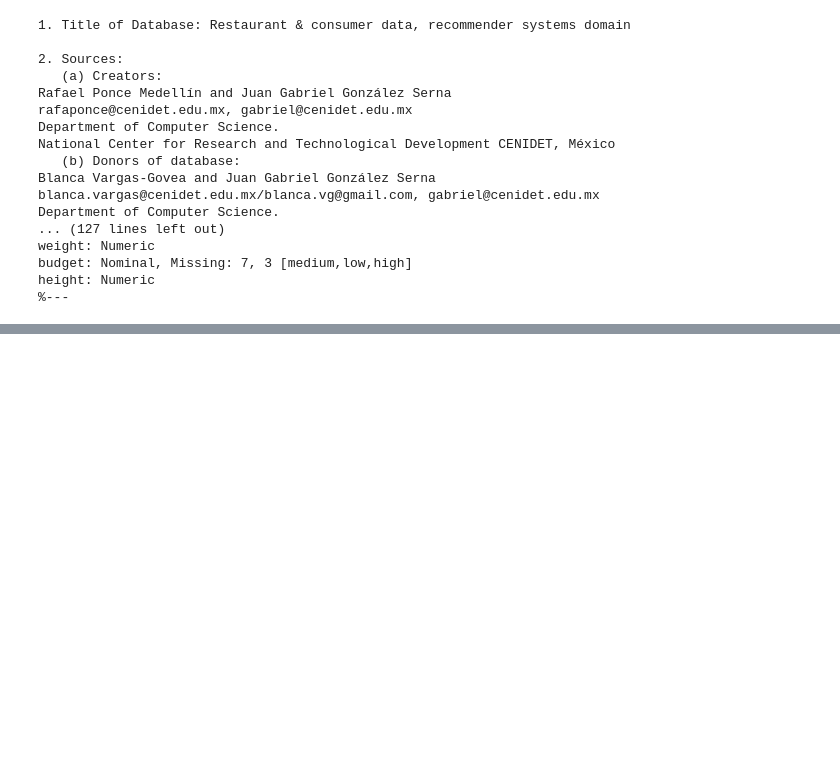
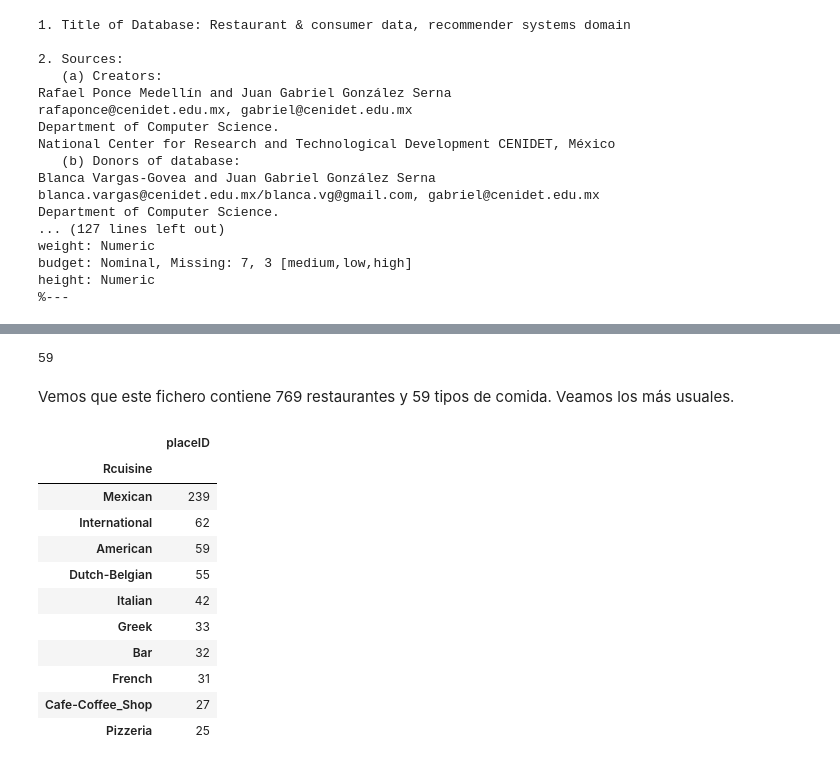
Before and after one commit to jorgeserranodelcerro/TFM_recommender_system, a Jupyter notebook: TFM.ipynb, the cells around one changed output, grey strips where cells are left out. Saved outputs shown, nothing was run; the diff lists cells and outputs as text; code cells hidden in the pictures; blank space fills up the shorter version.

```diff
--- a/TFM.ipynb
+++ b/TFM.ipynb
@@ -30,0 +106,22 @@ height: Numeric
+# %%
+len(rTipoComida["Rcuisine"].unique())
+# %% [output]
+59
+# %% [markdown]
+Vemos que este fichero contiene 769 restaurantes y 59 tipos de comida. Veamos los más usuales.
+# %%
+Tipos_Comida_Comunes=rTipoComida.groupby("Rcuisine").count().sort_values(by = "placeID", ascending=False)
+Tipos_Comida_Comunes.head(10)
+# %% [output]
+|  | placeID |
+| Rcuisine |  |
+| Mexican | 239 |
+| International | 62 |
+| American | 59 |
+| Dutch-Belgian | 55 |
+| Italian | 42 |
+| Greek | 33 |
+| Bar | 32 |
+| French | 31 |
+| Cafe-Coffee_Shop | 27 |
+| Pizzeria | 25 |
```
Also changed, not shown: parts of 24 cells of this notebook.
